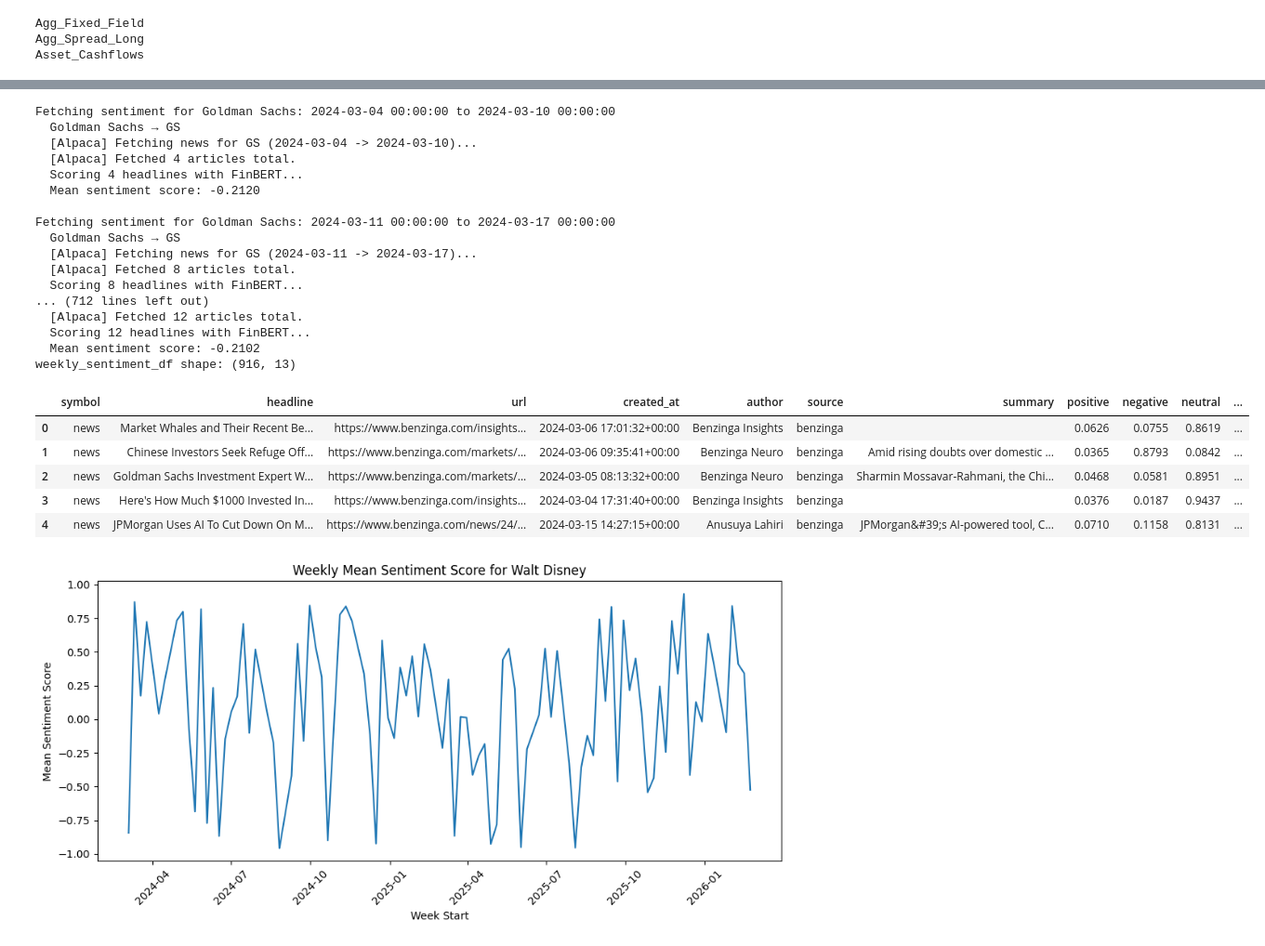
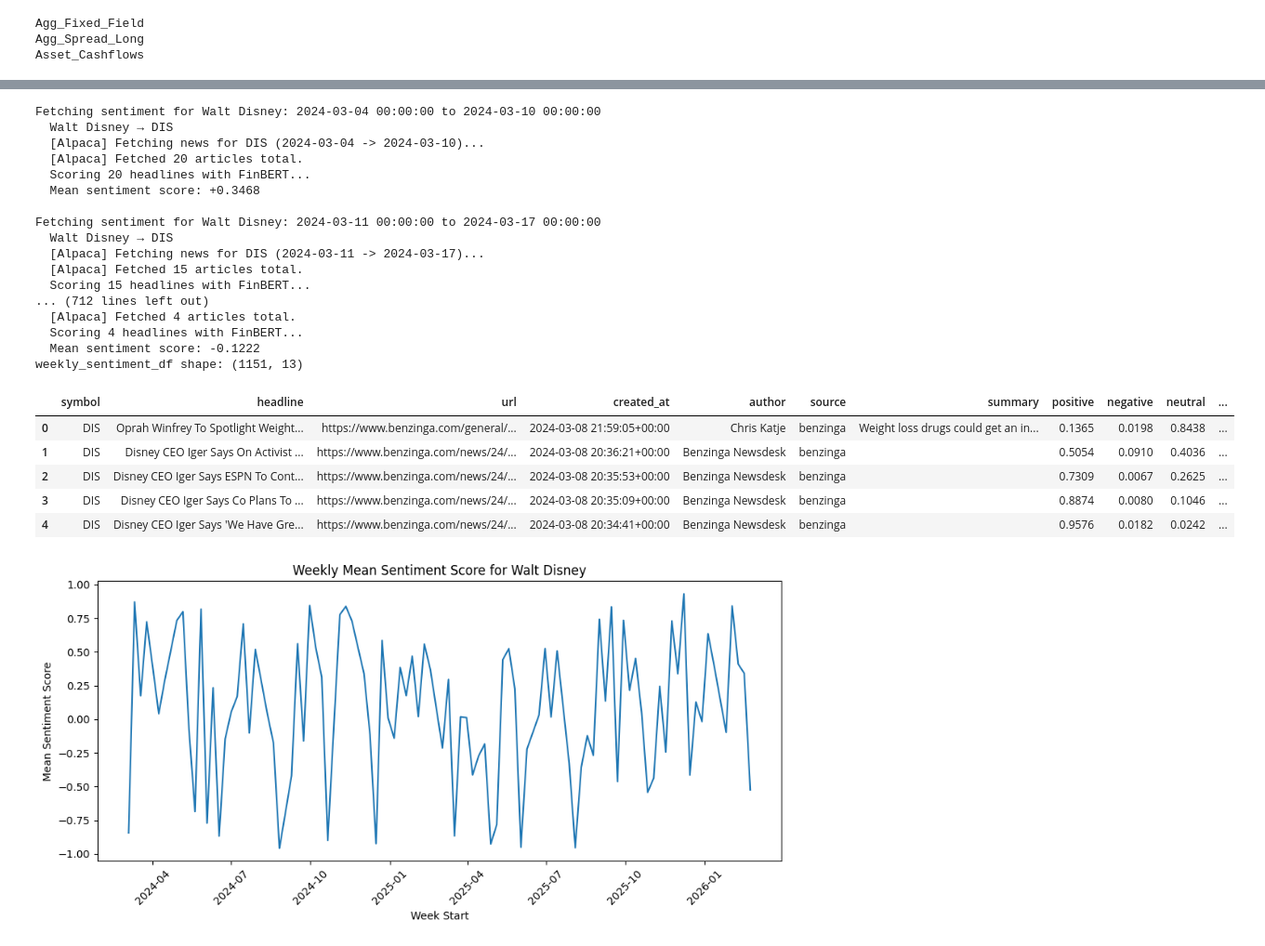
Before and after one commit to tutur787/Pyxidr-Capstone-Project, a Jupyter notebook: arthur_src/spread_news.ipynb, the cells around one changed output, grey strips where cells are left out. Shown at 93% size. Cells and saved outputs as stored; diff of their text form; code cells hidden in the pictures.

```diff
--- a/arthur_src/spread_news.ipynb
+++ b/arthur_src/spread_news.ipynb
@@ -78,55 +71,55 @@ from sentiment_analysis import get_sentiment
 
 # Ensure Date is datetime
 agg_spread_long["Date"] = pd.to_datetime(agg_spread_long["Date"])
 
 # Determine weekly bins from start to end
 start_date = agg_spread_long["Date"].min().date()
 end_date = agg_spread_long["Date"].max().date()
 
 # Generate list of week start dates
 week_starts = pd.date_range(start=start_date, end=end_date, freq="W-MON")
 
 sentiment_results = []
 for week_start in week_starts:
     week_end = week_start + pd.Timedelta(days=6)
-    print(f"\nFetching sentiment for Goldman Sachs: {week_start} to {week_end}")
+    print(f"\nFetching sentiment for Walt Disney: {week_start} to {week_end}")
     df = get_sentiment(
-        company_names=["Goldman Sachs"],
+        company_names=["Walt Disney"],
         start_date=week_start.strftime("%Y-%m-%d"),
         end_date=week_end.strftime("%Y-%m-%d"),
         max_results=20,
     )
     df["week_start"] = week_start
     sentiment_results.append(df)
 
 # Concatenate all results
 weekly_sentiment_df = pd.concat(sentiment_results, ignore_index=True)
 print(f"weekly_sentiment_df shape: {weekly_sentiment_df.shape}")
 weekly_sentiment_df.head()
 # %% [output]
-Fetching sentiment for Goldman Sachs: 2024-03-04 00:00:00 to 2024-03-10 00:00:00
-  Goldman Sachs → GS
-  [Alpaca] Fetching news for GS (2024-03-04 -> 2024-03-10)...
+Fetching sentiment for Walt Disney: 2024-03-04 00:00:00 to 2024-03-10 00:00:00
+  Walt Disney → DIS
+  [Alpaca] Fetching news for DIS (2024-03-04 -> 2024-03-10)...
+  [Alpaca] Fetched 20 articles total.
+  Scoring 20 headlines with FinBERT...
+  Mean sentiment score: +0.3468
+
+Fetching sentiment for Walt Disney: 2024-03-11 00:00:00 to 2024-03-17 00:00:00
+  Walt Disney → DIS
+  [Alpaca] Fetching news for DIS (2024-03-11 -> 2024-03-17)...
+  [Alpaca] Fetched 15 articles total.
+  Scoring 15 headlines with FinBERT...
+... (712 lines left out)
   [Alpaca] Fetched 4 articles total.
   Scoring 4 headlines with FinBERT...
-  Mean sentiment score: -0.2120
-
-Fetching sentiment for Goldman Sachs: 2024-03-11 00:00:00 to 2024-03-17 00:00:00
-  Goldman Sachs → GS
-  [Alpaca] Fetching news for GS (2024-03-11 -> 2024-03-17)...
-  [Alpaca] Fetched 8 articles total.
-  Scoring 8 headlines with FinBERT...
-... (712 lines left out)
-  [Alpaca] Fetched 12 articles total.
-  Scoring 12 headlines with FinBERT...
-  Mean sentiment score: -0.2102
-weekly_sentiment_df shape: (916, 13)
+  Mean sentiment score: -0.1222
+weekly_sentiment_df shape: (1151, 13)
 |  | symbol | headline | url | created_at | author | source | summary | positive | negative | neutral | ... |
-| 0 | news | Market Whales and Their Recent Be... | https://www.benzinga.com/insights... | 2024-03-06 17:01:32+00:00 | Benzinga Insights | benzinga |  | 0.0626 | 0.0755 | 0.8619 | ... |
-| 1 | news | Chinese Investors Seek Refuge Off... | https://www.benzinga.com/markets/... | 2024-03-06 09:35:41+00:00 | Benzinga Neuro | benzinga | Amid rising doubts over domestic ... | 0.0365 | 0.8793 | 0.0842 | ... |
-| 2 | news | Goldman Sachs Investment Expert W... | https://www.benzinga.com/markets/... | 2024-03-05 08:13:32+00:00 | Benzinga Neuro | benzinga | Sharmin Mossavar-Rahmani, the Chi... | 0.0468 | 0.0581 | 0.8951 | ... |
-| 3 | news | Here's How Much $1000 Invested In... | https://www.benzinga.com/insights... | 2024-03-04 17:31:40+00:00 | Benzinga Insights | benzinga |  | 0.0376 | 0.0187 | 0.9437 | ... |
-| 4 | news | JPMorgan Uses AI To Cut Down On M... | https://www.benzinga.com/news/24/... | 2024-03-15 14:27:15+00:00 | Anusuya Lahiri | benzinga | JPMorgan&#39;s AI-powered tool, C... | 0.0710 | 0.1158 | 0.8131 | ... |
+| 0 | DIS | Oprah Winfrey To Spotlight Weight... | https://www.benzinga.com/general/... | 2024-03-08 21:59:05+00:00 | Chris Katje | benzinga | Weight loss drugs could get an in... | 0.1365 | 0.0198 | 0.8438 | ... |
+| 1 | DIS | Disney CEO Iger Says On Activist ... | https://www.benzinga.com/news/24/... | 2024-03-08 20:36:21+00:00 | Benzinga Newsdesk | benzinga |  | 0.5054 | 0.0910 | 0.4036 | ... |
+| 2 | DIS | Disney CEO Iger Says ESPN To Cont... | https://www.benzinga.com/news/24/... | 2024-03-08 20:35:53+00:00 | Benzinga Newsdesk | benzinga |  | 0.7309 | 0.0067 | 0.2625 | ... |
+| 3 | DIS | Disney CEO Iger Says Co Plans To ... | https://www.benzinga.com/news/24/... | 2024-03-08 20:35:09+00:00 | Benzinga Newsdesk | benzinga |  | 0.8874 | 0.0080 | 0.1046 | ... |
+| 4 | DIS | Disney CEO Iger Says 'We Have Gre... | https://www.benzinga.com/news/24/... | 2024-03-08 20:34:41+00:00 | Benzinga Newsdesk | benzinga |  | 0.9576 | 0.0182 | 0.0242 | ... |
 # %%
 import matplotlib.pyplot as plt
 
```
Also changed, not shown: parts of 4 cells of this notebook, 15 other files.
